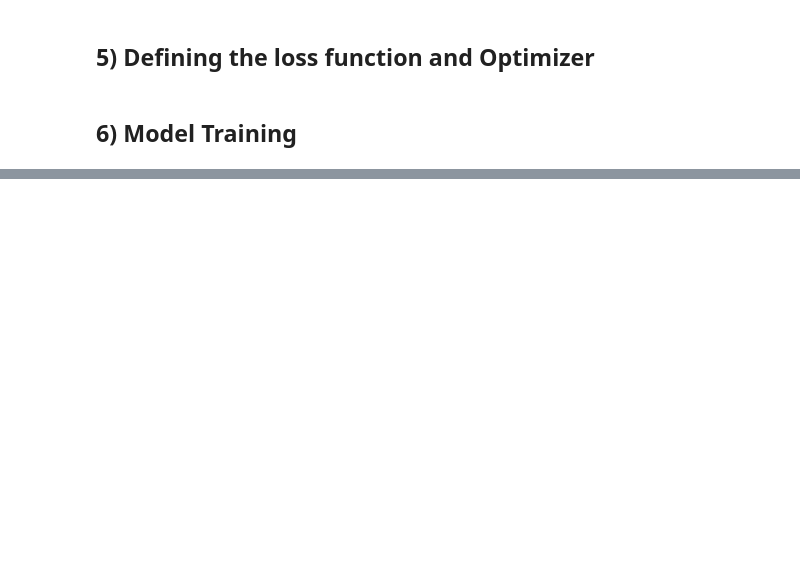
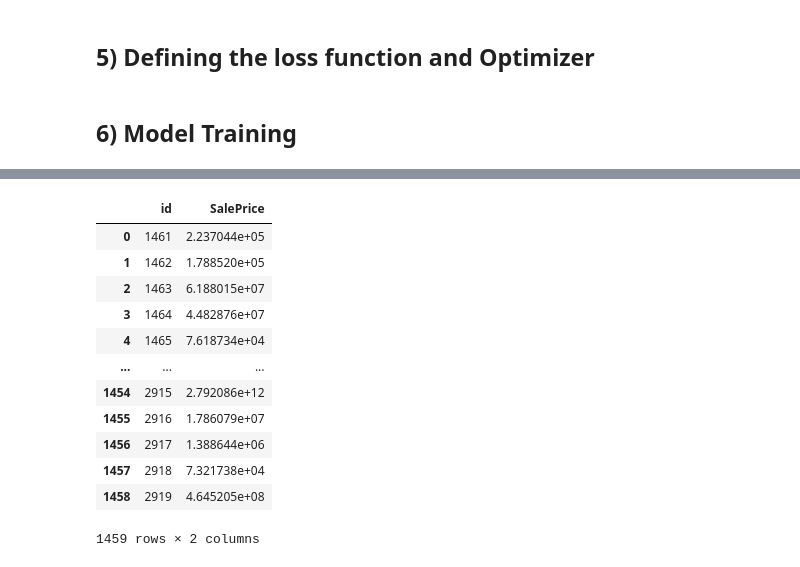
Before and after one commit to akash1309/Artificial-Neural-Network, a Jupyter notebook: Regression_Kaggle.ipynb, the cells around one changed output, grey strips where cells are left out. Saved outputs shown, nothing was run; the diff lists cells and outputs as text; code cells hidden in the pictures; blank space fills up the shorter version.

```diff
--- a/Regression_Kaggle.ipynb
+++ b/Regression_Kaggle.ipynb
@@ -691,0 +649,13 @@ Duration: 0.8947631279627483 minutes
+# %%
+# MUST MATCH THE EXACT SAME SETTINGS AS MODEL USED DURING TRAINING!
+
+model = ANN(
+    in_features = input_data.shape[1],
+    out_sz=1,
+    layers=[400,400,300,200,200],
+    p=0.4,
+)
+# %%
+model.load_state_dict(torch.load(model_name))
+model = model.cuda()
+model.eval()
@@ -715,0 +695,3 @@ array([[208499.94],
+# %%
+with torch.no_grad():
+  y_test = model(test_data)
@@ -715,0 +708,6 @@ array([[208499.94],
+# %%
+
+y_test = y_test.cpu()
+y_test = y_test.detach().numpy()
+y_test = np.exp(y_test)
+y_test
@@ -715,0 +722,17 @@ array([[208499.94],
+# %%
+submission = pd.DataFrame({'id':df_test['Id'],'SalePrice':y_test.flatten()})
+submission
+# %% [output]
+|  | id | SalePrice |
+| 0 | 1461 | 2.237044e+05 |
+| 1 | 1462 | 1.788520e+05 |
+| 2 | 1463 | 6.188015e+07 |
+| 3 | 1464 | 4.482876e+07 |
+| 4 | 1465 | 7.618734e+04 |
+| ... | ... | ... |
+| 1454 | 2915 | 2.792086e+12 |
+| 1455 | 2916 | 1.786079e+07 |
+| 1456 | 2917 | 1.388644e+06 |
+| 1457 | 2918 | 7.321738e+04 |
+| 1458 | 2919 | 4.645205e+08 |
+1459 rows × 2 columns
```
Also changed, not shown: parts of 32 cells of this notebook.
